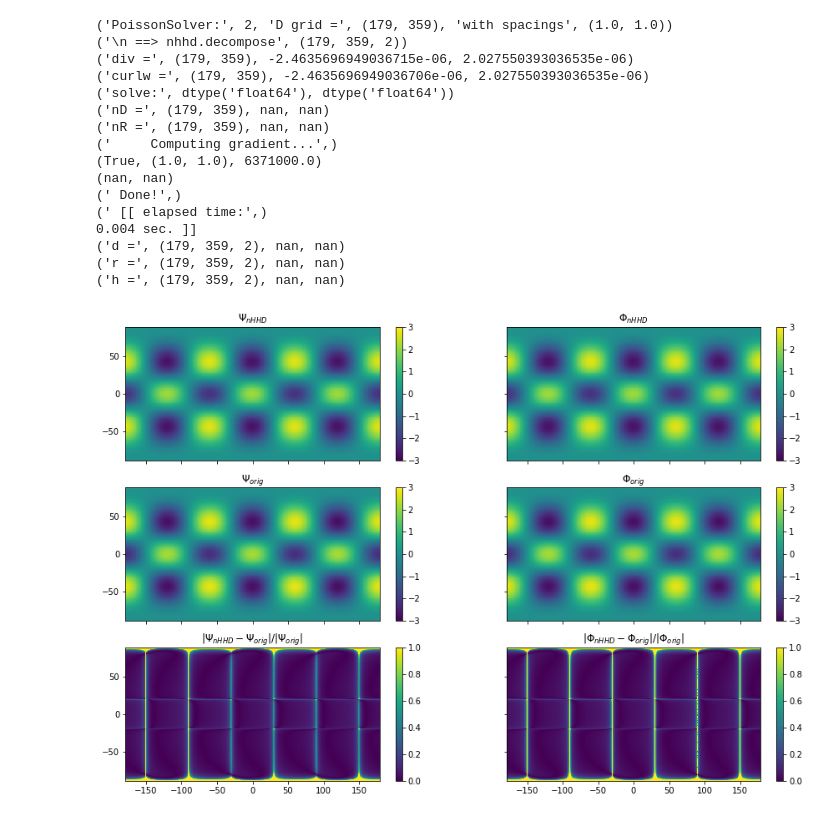
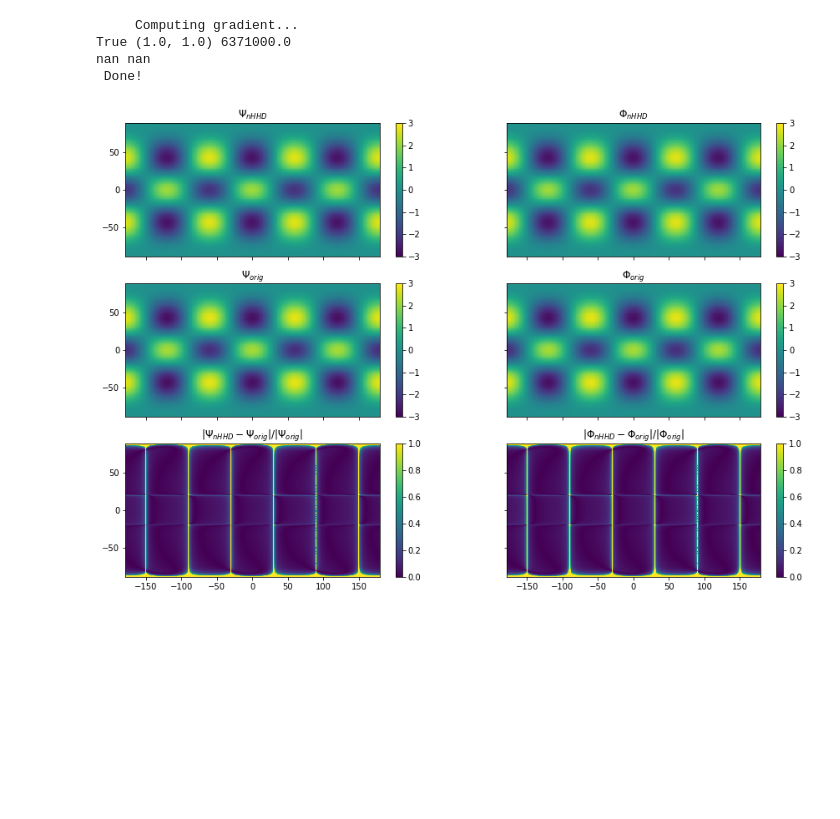
Before and after one commit to bhatiaharsh/naturalHHD, a Jupyter notebook: pynhhd-v1.1/examples/ex-nhhd2-spherical.ipynb, the cells around one changed output. Drawn from its saved outputs; the diff is of its cells as text; code cells hidden in the pictures; blank space fills up the shorter version.

```diff
--- a/pynhhd-v1.1/examples/ex-nhhd2-spherical.ipynb
+++ b/pynhhd-v1.1/examples/ex-nhhd2-spherical.ipynb
@@ -51,44 +51,32 @@ V = r0[:,:,1]+d0[:,:,1]
 # %%
 ###############################
 # TEST 1 - GLOBAL ARRAY
 #
 vfield = np.stack([U,V],axis=-1)
 nhhd1 = nHHD(sphericalgrid=vfield[:,:,0].shape,spacings=(dlat,dlon),lat=lat,lon=lon,glob=True)
-nhhd1.decompose(vfield,True,num_cores=10)
+nhhd1.decompose(vfield,num_cores=10)
 #
 fig,axes = plt.subplots(nrows=3,ncols=2,sharex=True,sharey=True,figsize=(15,10))
 ranges=[3,3,3,3]
 titles=['$\Psi_{nHHD}$','$\Phi_{nHHD}$','$\Psi_{orig}$','$\Phi_{orig}$','$|\Psi_{nHHD}-\Psi_{orig}|/|\Psi_{orig}|$','$|\Phi_{nHHD}-\Phi_{orig}|/|\Phi_{orig}|$']
 ttls=[]
 for v,var in enumerate([-nhhd1.nRu/1E6,-nhhd1.nD/1E6,psi/1E6,phi/1E6,abs(-nhhd1.nRu-psi)/abs(psi),abs((-nhhd1.nD-phi))/abs(phi)]):
     if v<4:
         cm1=axes.flatten()[v].pcolormesh(lon,lat,var,vmin=-ranges[v],vmax=ranges[v])
     else:
         cm1=axes.flatten()[v].pcolormesh(lon,lat,var,vmin=0,vmax=1)
     ttl=axes.flatten()[v].set_title(titles[v])
     ttls.append(ttl)
     plt.colorbar(mappable=cm1,ax=axes.flatten()[v])
 
 if savefigs:
     plt.savefig(plotpath+'pynhhd_spherical_test_Fig1.png',format='png',dpi=200,bbox_inches='tight',bbox_extra_artists=ttls)
 # %% [output]
-('PoissonSolver:', 2, 'D grid =', (179, 359), 'with spacings', (1.0, 1.0))
-('\n ==> nhhd.decompose', (179, 359, 2))
-('div =', (179, 359), -2.4635696949036715e-06, 2.027550393036535e-06)
-('curlw =', (179, 359), -2.4635696949036706e-06, 2.027550393036535e-06)
-('solve:', dtype('float64'), dtype('float64'))
-('nD =', (179, 359), nan, nan)
-('nR =', (179, 359), nan, nan)
-('     Computing gradient...',)
-(True, (1.0, 1.0), 6371000.0)
-(nan, nan)
-(' Done!',)
-(' [[ elapsed time:',)
-0.004 sec. ]]
-('d =', (179, 359, 2), nan, nan)
-('r =', (179, 359, 2), nan, nan)
-('h =', (179, 359, 2), nan, nan)
+     Computing gradient...
+True (1.0, 1.0) 6371000.0
+nan nan
+ Done!
-[figure, old version]
+[figure, new version]
 # %%
 ##################################
 # TEST 2 - MASKED ARRAY
```
Also changed, not shown: parts of 3 cells of this notebook, 12 other files.
